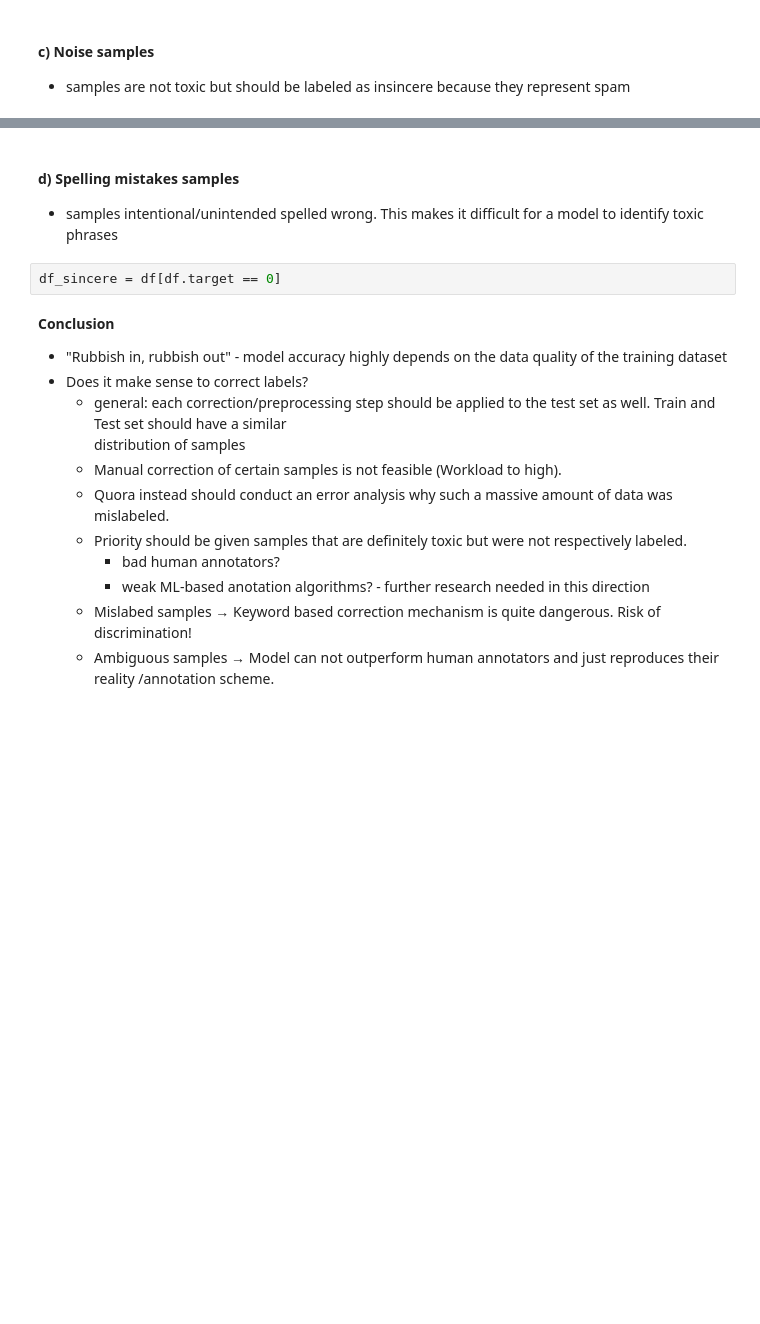
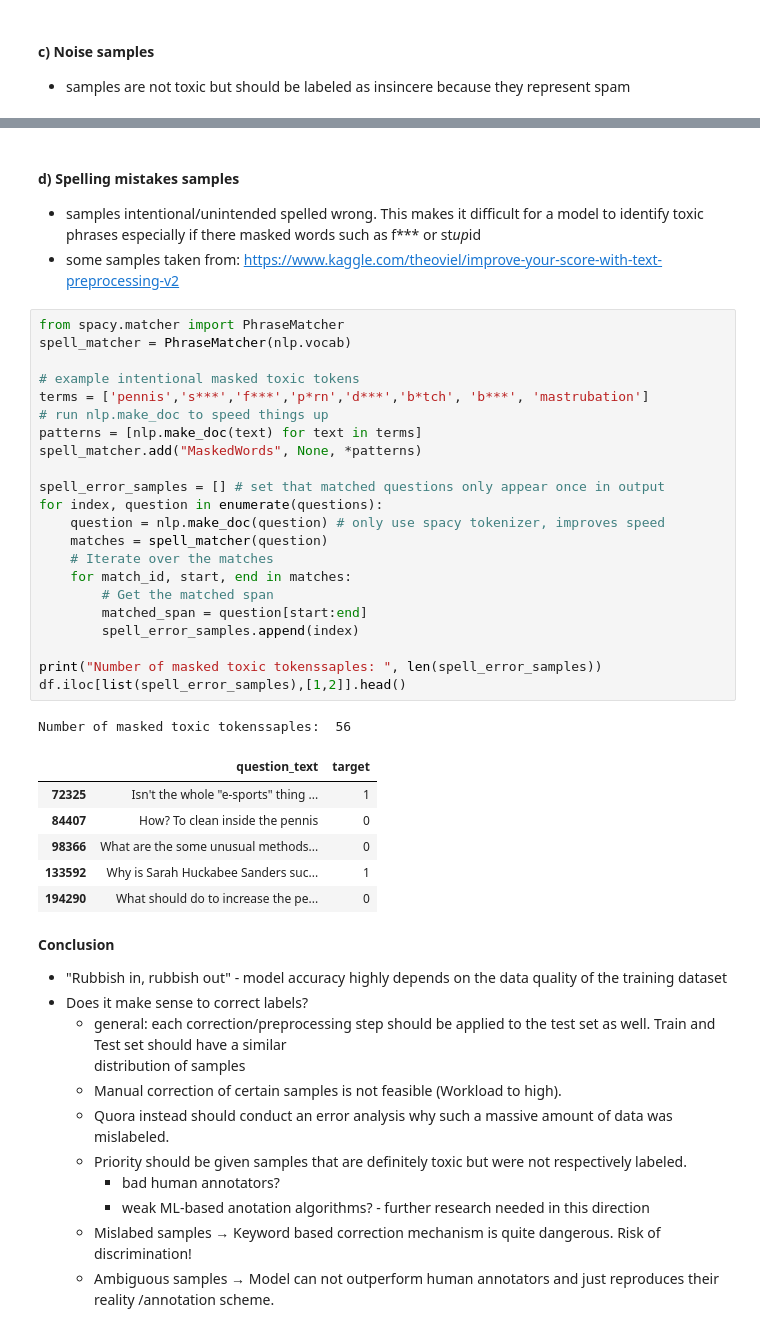
Before and after one commit to TheWoops/Natural-Language-Processing, a Jupyter notebook: Kaggle_Kernels/Praxis/DataUnderstanding.ipynb, the cells around one changed output, grey strips where cells are left out. Drawn from its saved outputs; the diff is of its cells as text; blank space fills up the shorter version.

```diff
--- a/Kaggle_Kernels/Praxis/DataUnderstanding.ipynb
+++ b/Kaggle_Kernels/Praxis/DataUnderstanding.ipynb
@@ -208,9 +208,38 @@ df.iloc[list(noise_samples),:]
 # %% [markdown]
 #### d) Spelling mistakes samples
 
-* samples intentional/unintended spelled wrong. This makes it difficult for a model to identify toxic phrases
+* samples intentional/unintended spelled wrong. This makes it difficult for a model to identify toxic phrases especially if there masked words such as f*** or st*up*id
+* some samples taken from: https://www.kaggle.com/theoviel/improve-your-score-with-text-preprocessing-v2
-# %%
-df_sincere = df[df.target == 0]
+# %%
+from spacy.matcher import PhraseMatcher
+spell_matcher = PhraseMatcher(nlp.vocab)
+
+# example intentional masked toxic tokens
+terms = ['pennis','s***','f***','p*rn','d***','b*tch', 'b***', 'mastrubation']
+# run nlp.make_doc to speed things up
+patterns = [nlp.make_doc(text) for text in terms]
+spell_matcher.add("MaskedWords", None, *patterns)
+
+spell_error_samples = [] # set that matched questions only appear once in output
+for index, question in enumerate(questions):
+    question = nlp.make_doc(question) # only use spacy tokenizer, improves speed
+    matches = spell_matcher(question)
+    # Iterate over the matches
+    for match_id, start, end in matches:
+        # Get the matched span
+        matched_span = question[start:end]
+        spell_error_samples.append(index)
+
+print("Number of masked toxic tokenssaples: ", len(spell_error_samples))
+df.iloc[list(spell_error_samples),[1,2]].head()
+# %% [output]
+Number of masked toxic tokenssaples:  56
+|  | question_text | target |
+| 72325 | Isn't the whole "e-sports" thing ... | 1 |
+| 84407 | How? To clean inside the pennis | 0 |
+| 98366 | What are the some unusual methods... | 0 |
+| 133592 | Why is Sarah Huckabee Sanders suc... | 1 |
+| 194290 | What should do to increase the pe... | 0 |
 # %% [markdown]
 **Conclusion**
 
```
Also changed, not shown: parts of 9 cells of this notebook.
